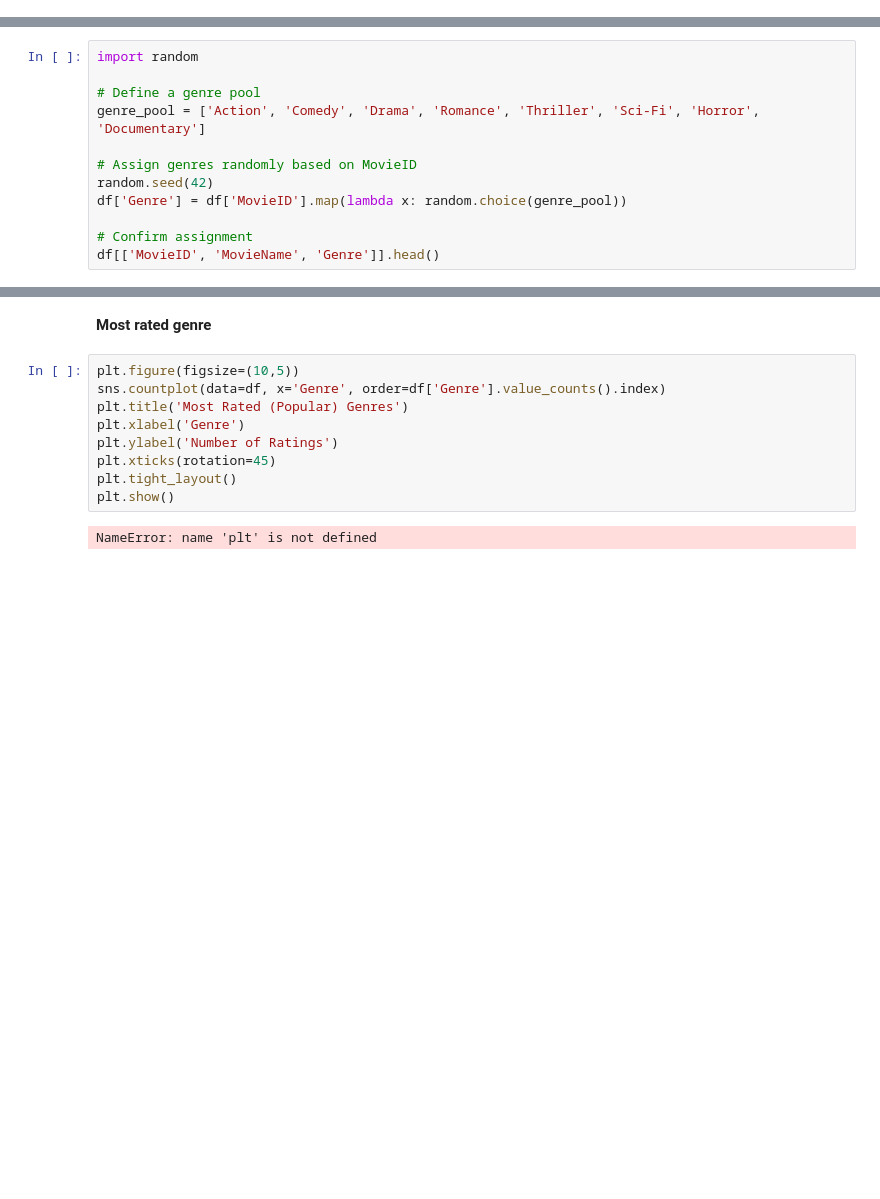
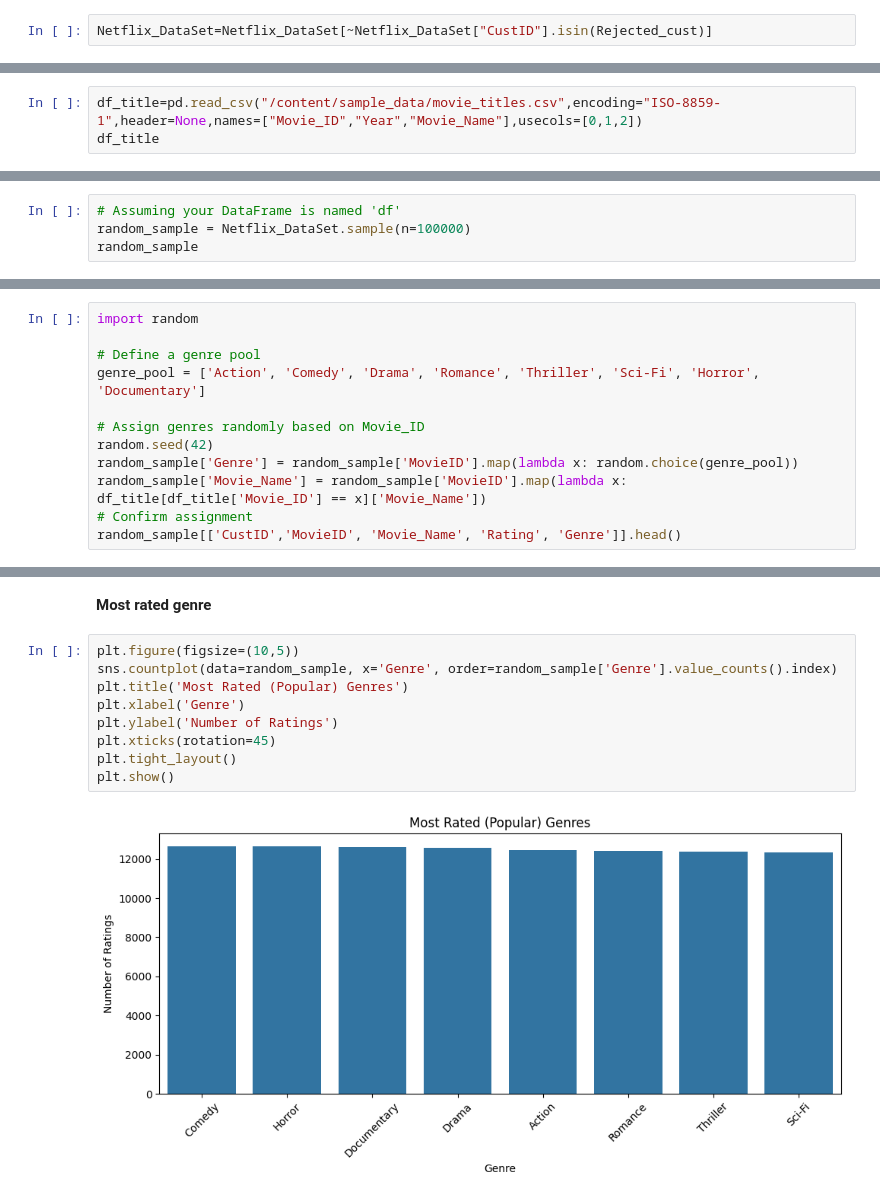
Before and after one commit to quantumhome/DataAnalysisCaseStudy, a Jupyter notebook: Netflix_Case_Study_.ipynb, the cells around one changed output, grey strips where cells are left out. Cells and saved outputs as stored; diff of their text form; blank space fills up the shorter version.

```diff
--- a/Netflix_Case_Study_.ipynb
+++ b/Netflix_Case_Study_.ipynb
@@ -88,0 +231,2 @@ df.head()
+# %%
+Netflix_DataSet=Netflix_DataSet[~Netflix_DataSet["CustID"].isin(Rejected_cust)]
@@ -123,0 +251,3 @@ Index(['UserID', 'MovieID', 'Rating', 'Date'], dtype='object')
+# %%
+df_title=pd.read_csv("/content/sample_data/movie_titles.csv",encoding="ISO-8859-1",header=None,names=["Movie_ID","Year","Movie_Name"],usecols=[0,1,2])
+df_title
@@ -123,0 +318,4 @@ Index(['UserID', 'MovieID', 'Rating', 'Date'], dtype='object')
+# %%
+# Assuming your DataFrame is named 'df'
+random_sample = Netflix_DataSet.sample(n=100000)
+random_sample
@@ -127,10 +339,10 @@ import random
 # Define a genre pool
 genre_pool = ['Action', 'Comedy', 'Drama', 'Romance', 'Thriller', 'Sci-Fi', 'Horror', 'Documentary']
 
-# Assign genres randomly based on MovieID
+# Assign genres randomly based on Movie_ID
 random.seed(42)
-df['Genre'] = df['MovieID'].map(lambda x: random.choice(genre_pool))
-
+random_sample['Genre'] = random_sample['MovieID'].map(lambda x: random.choice(genre_pool))
+random_sample['Movie_Name'] = random_sample['MovieID'].map(lambda x: df_title[df_title['Movie_ID'] == x]['Movie_Name'])
 # Confirm assignment
-df[['MovieID', 'MovieName', 'Genre']].head()
+random_sample[['CustID','MovieID', 'Movie_Name', 'Rating', 'Genre']].head()
 # %% [output]
@@ -139,12 +356,12 @@ KeyError: "['MovieName'] not in index"
 **Most rated genre**
 # %%
 plt.figure(figsize=(10,5))
-sns.countplot(data=df, x='Genre', order=df['Genre'].value_counts().index)
+sns.countplot(data=random_sample, x='Genre', order=random_sample['Genre'].value_counts().index)
 plt.title('Most Rated (Popular) Genres')
 plt.xlabel('Genre')
 plt.ylabel('Number of Ratings')
 plt.xticks(rotation=45)
 plt.tight_layout()
 plt.show()
 # %% [output]
-NameError: name 'plt' is not defined
+[figure, added]
```
Also changed, not shown: parts of 46 cells of this notebook.
